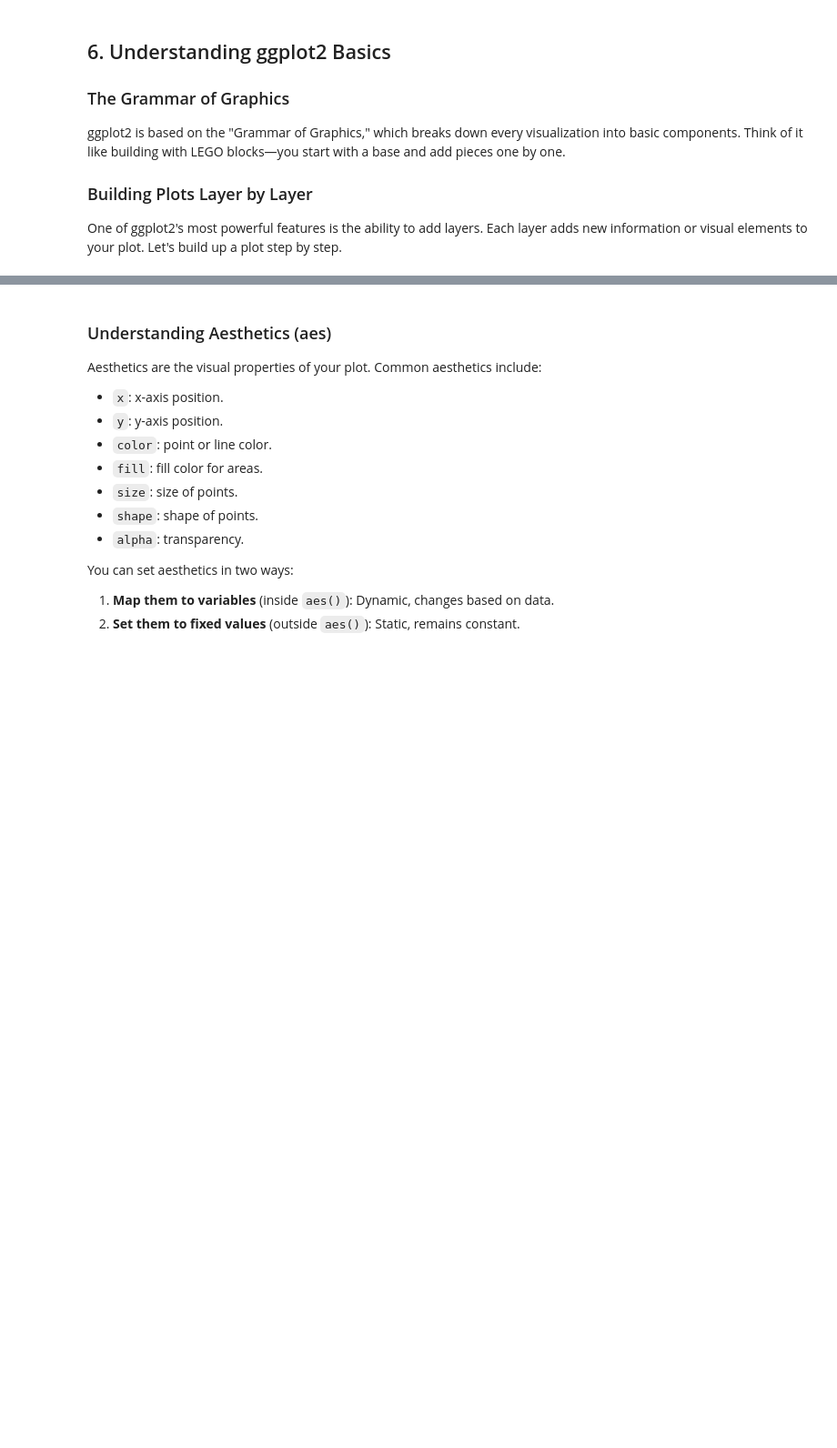
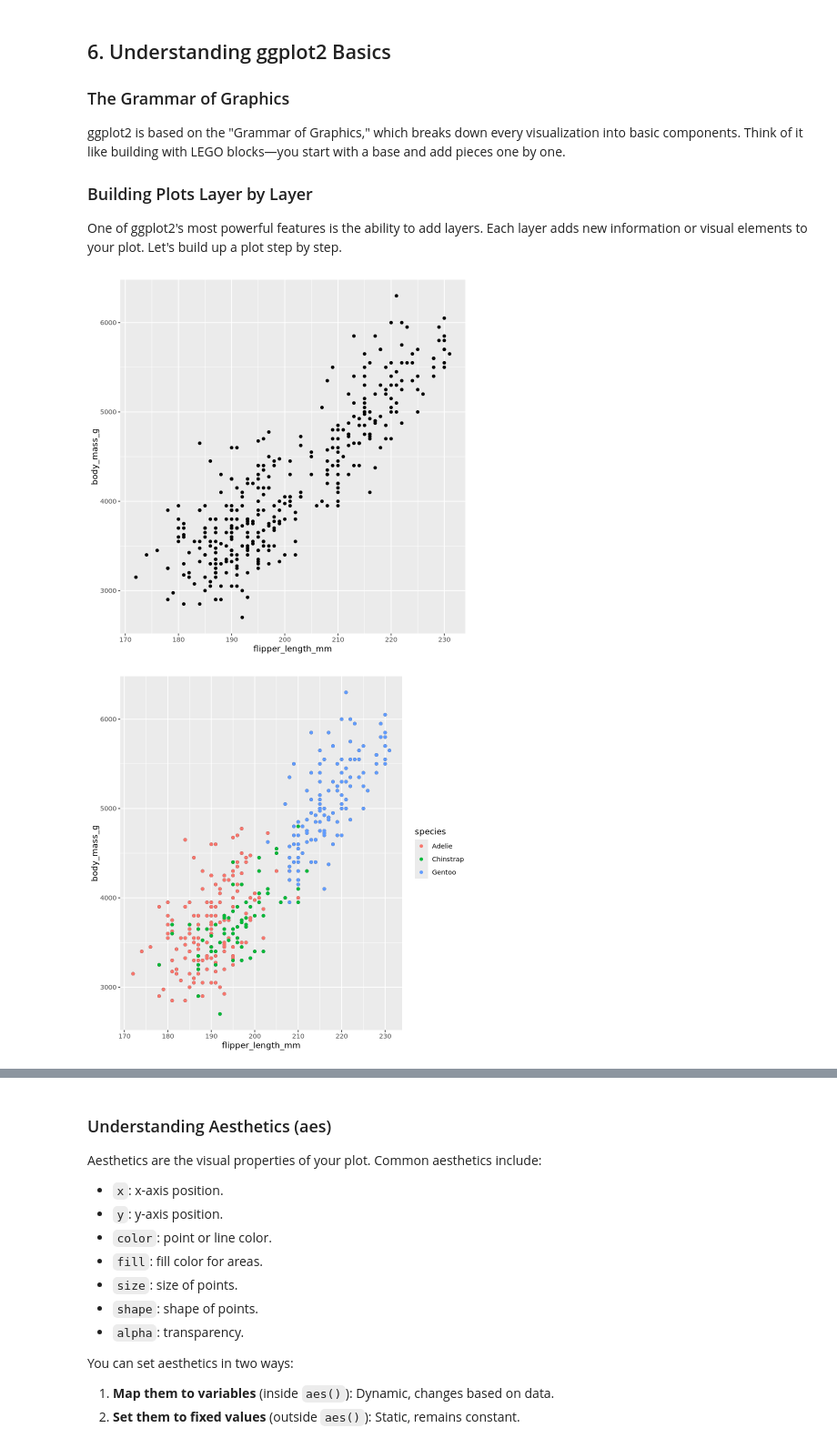
Before and after one commit to mitomac/duke_nigms_sandbox, a Jupyter notebook: module2.ipynb, the cells around one changed output, grey strips where cells are left out. Shown at 91% size. Cells and saved outputs as stored; diff of their text form; code cells hidden in the pictures; blank space fills up the shorter version.

```diff
--- a/module2.ipynb
+++ b/module2.ipynb
@@ -277,15 +344,18 @@ One of ggplot2's most powerful features is the ability to add layers. Each layer
 # %%
 # Start with basic scatter plot
 p1 <- ggplot(penguins, aes(x = flipper_length_mm, y = body_mass_g)) +
   geom_point()
 
 # Add color by species
 p2 <- p1 + geom_point(aes(color = species))
 
 # Add trend line
-p3 <- p2 + geom_smooth(method = "lm")
+p3 <- p2 + geom_smooth(formula = y ~ x, method = "lm")
 
 # Display the plots
 p1
 p2
 p3
+# %% [output]
+[figure, added]
+[figure, added]
```
Also changed, not shown: parts of 12 cells of this notebook, 7 other files.
